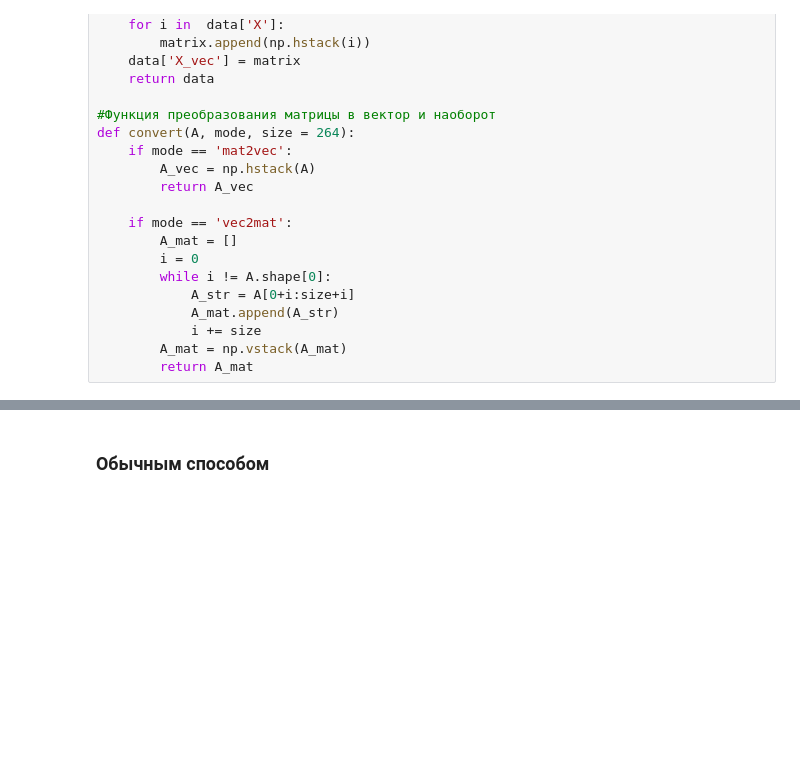
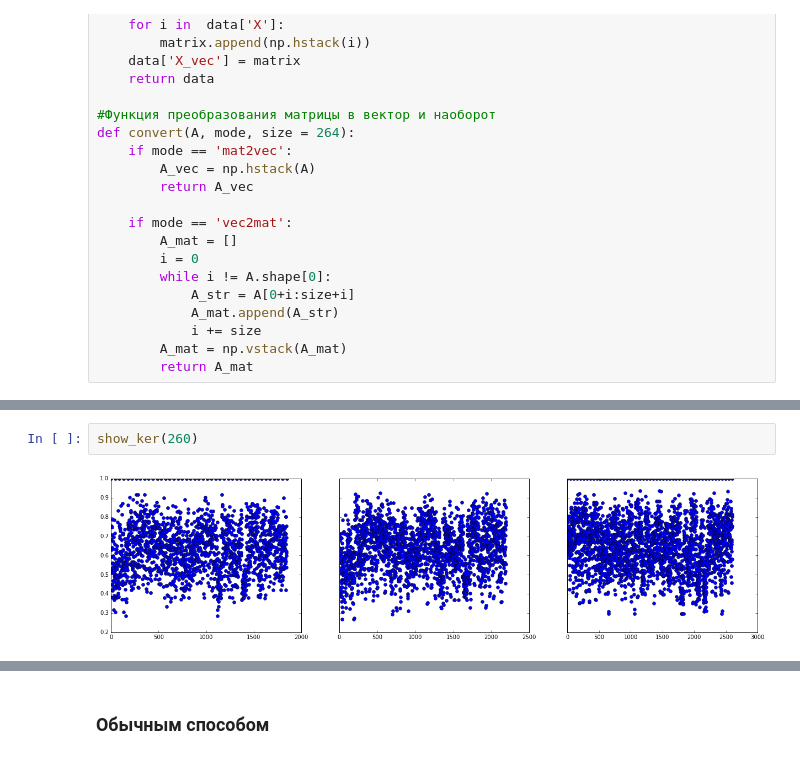
Before and after one commit to Tismoney/PRNI2016, a Jupyter notebook: KernelAlgoritm/KernelAlgoritm.ipynb, the cells around one changed output, grey strips where cells are left out. Drawn from its saved outputs; the diff is of its cells as text; blank space fills up the shorter version.

```diff
--- a/KernelAlgoritm/KernelAlgoritm.ipynb
+++ b/KernelAlgoritm/KernelAlgoritm.ipynb
@@ -162,0 +209,4 @@ def my_kernel(X, Xfit):
+# %%
+show_ker(260)
+# %% [output]
+[figure, added]
```
Also changed, not shown: parts of 10 cells of this notebook.
